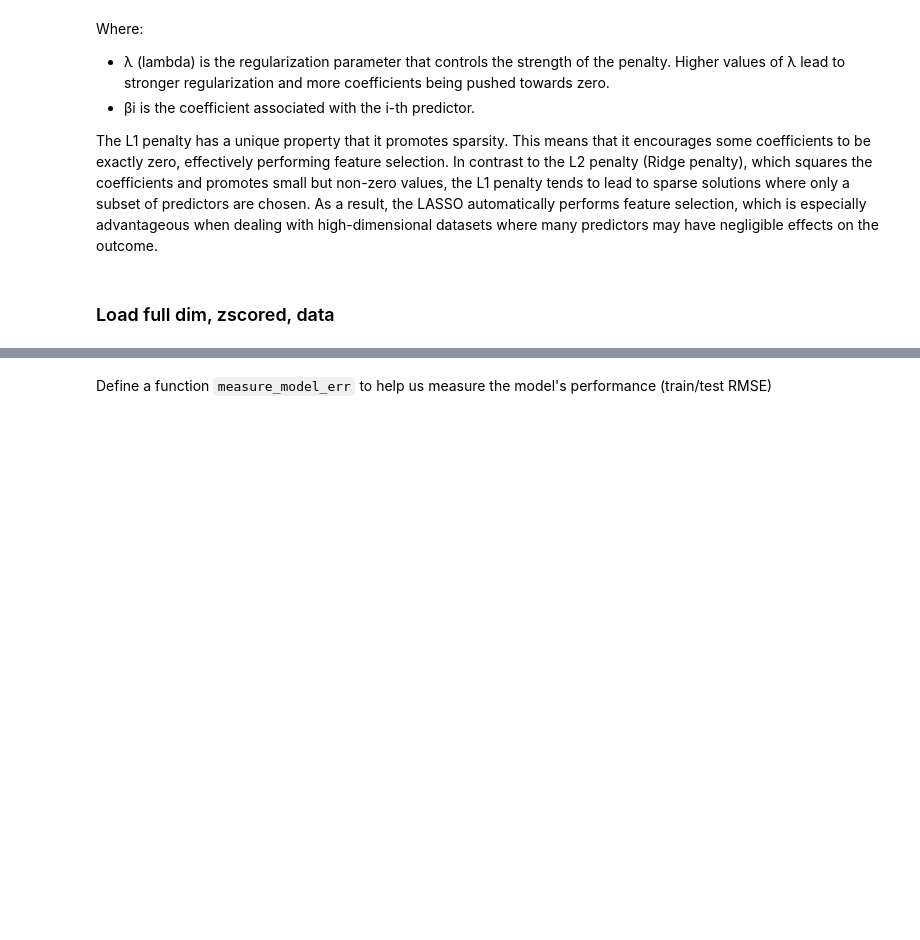
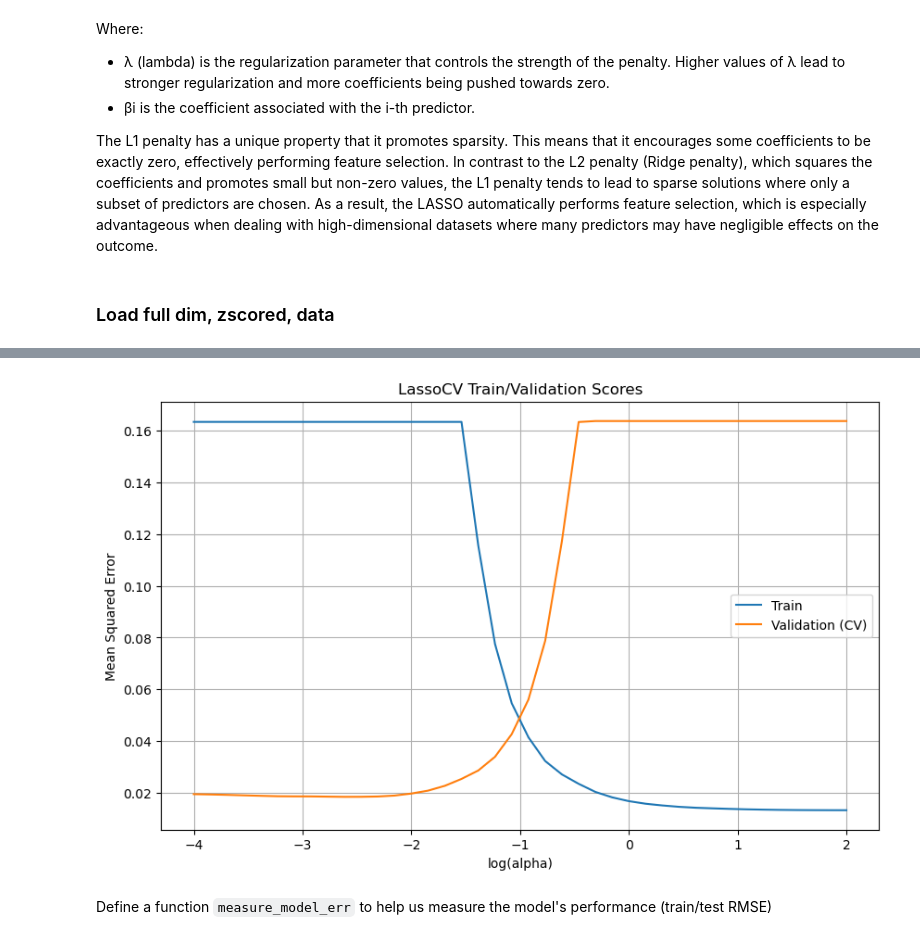
Before and after one commit to carpentries-incubator/high-dimensional-analysis-in-python, a Jupyter notebook: code/08-Regularization.ipynb, the cells around one changed output, grey strips where cells are left out. Cells and saved outputs as stored; diff of their text form; code cells hidden in the pictures; blank space fills up the shorter version.

```diff
--- a/code/08-Regularization.ipynb
+++ b/code/08-Regularization.ipynb
@@ -117,11 +116,0 @@ We will now split our data into two separate groupings — one for fitting or tr
-# %%
-from sklearn.model_selection import train_test_split
-
-# Perform train/test split
-X_train, X_test, y_train, y_test = train_test_split(X_encoded, y, test_size=0.33,
-                                                    random_state=0)
-print(X_train.shape)
-print(X_test.shape)
-
-print(type(y_train))
-print(type(X_train))
@@ -145,0 +119,3 @@ def train_linear_model(X_train, y_train, model_type):
+# %%
+alphas = np.logspace(-4, 2, 40)
+alphas
@@ -145,0 +133,32 @@ def train_linear_model(X_train, y_train, model_type):
+# %%
+import numpy as np
+import matplotlib.pyplot as plt
+from sklearn.linear_model import LassoCV
+
+# Create LassoCV model with cross-validation for lambda selection
+lasso_cv = LassoCV(alphas=alphas, cv=5, max_iter=10000)
+lasso_cv.fit(X_train_z, y_train)
+
+# Retrieve the validation scores at each alpha and fold
+val_scores = lasso_cv.mse_path_
+
+# Calculate the corresponding training scores for each alpha and fold
+from sklearn.linear_model import Lasso
+train_scores = []
+for alpha in alphas:
+    lasso = Lasso(alpha=alpha, max_iter=10000)
+    lasso.fit(X_train_z, y_train)
+    train_scores.append(np.mean((lasso.predict(X_train_z) - y_train) ** 2))
+
+# Plot the training and validation scores
+plt.figure(figsize=(10, 6))
+plt.plot(np.log10(lasso_cv.alphas_), train_scores, label='Train')
+plt.plot(np.log10(lasso_cv.alphas_), val_scores.mean(axis=1), label='Validation (CV)')
+plt.xlabel('log(alpha)')
+plt.ylabel('Mean Squared Error')
+plt.title('LassoCV Train/Validation Scores')
+plt.legend()
+plt.grid(True)
+plt.show()
+# %% [output]
+[figure, added]
```
Also changed, not shown: parts of 12 cells of this notebook, 3 other files.
